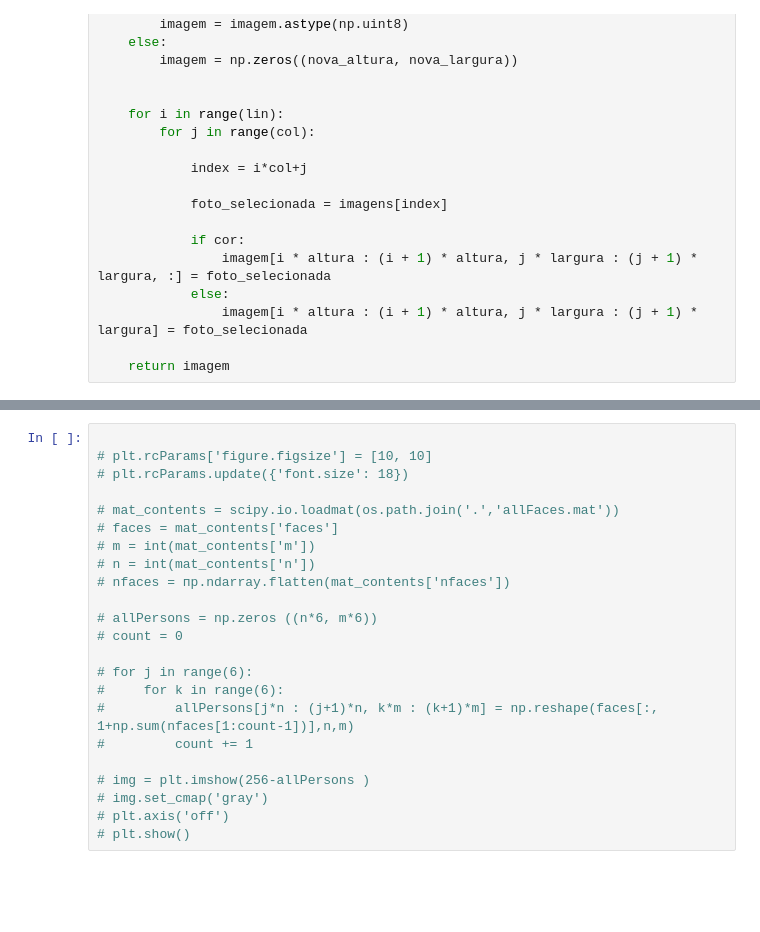
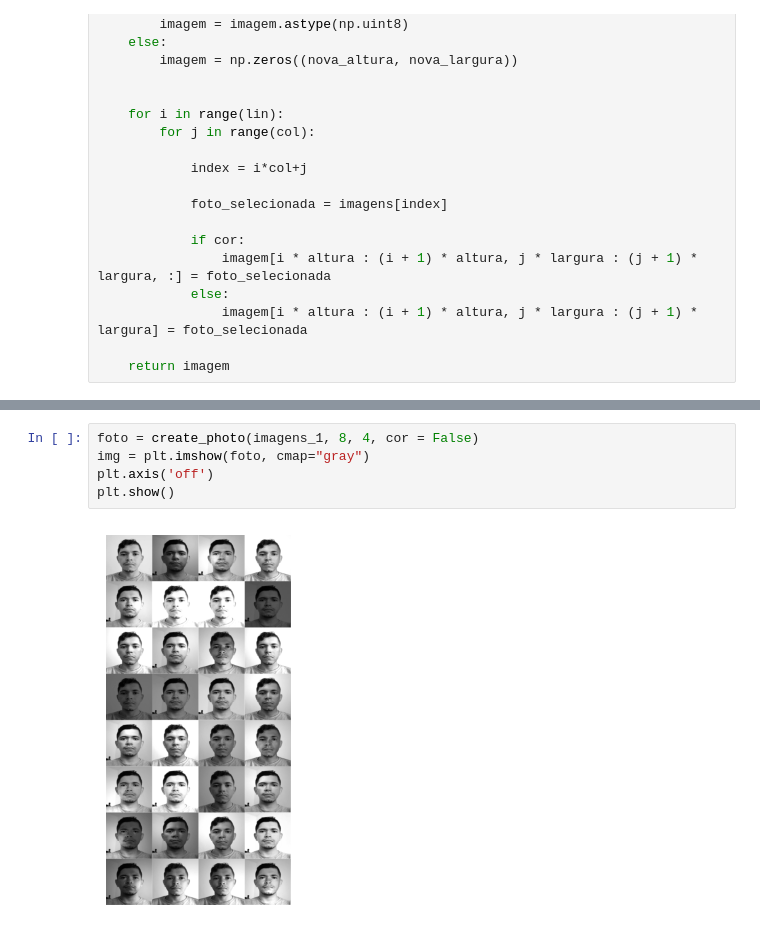
Before and after one commit to GeorgeRV/Eigenfaces, a Jupyter notebook: Eigenfaces.ipynb, the cells around one changed output, grey strips where cells are left out. Drawn from its saved outputs; the diff is of its cells as text; blank space fills up the shorter version.

```diff
--- a/Eigenfaces.ipynb
+++ b/Eigenfaces.ipynb
@@ -123,23 +174,7 @@ plt.show()
-# %%
-
-# plt.rcParams['figure.figsize'] = [10, 10]
-# plt.rcParams.update({'font.size': 18})
-
-# mat_contents = scipy.io.loadmat(os.path.join('.','allFaces.mat'))
-# faces = mat_contents['faces']
-# m = int(mat_contents['m'])
-# n = int(mat_contents['n'])
-# nfaces = пр.ndarray.flatten(mat_contents['nfaces'])
-
-# allPersons = np.zeros ((n*6, m*6))
-# count = 0
-
-# for j in range(6):
-#     for k in range(6):
-#         allPersons[j*n : (j+1)*n, k*m : (k+1)*m] = np.reshape(faces[:, 1+np.sum(nfaces[1:count-1])],n,m)
-#         count += 1
-
-# img = plt.imshow(256-allPersons )
-# img.set_cmap('gray')
-# plt.axis('off')
-# plt.show()
+# %%
+foto = create_photo(imagens_1, 8, 4, cor = False)
+img = plt.imshow(foto, cmap="gray")
+plt.axis('off')
+plt.show()
+# %% [output]
+[figure, added]
```
Also changed, not shown: parts of 11 cells of this notebook, 1 other file.
